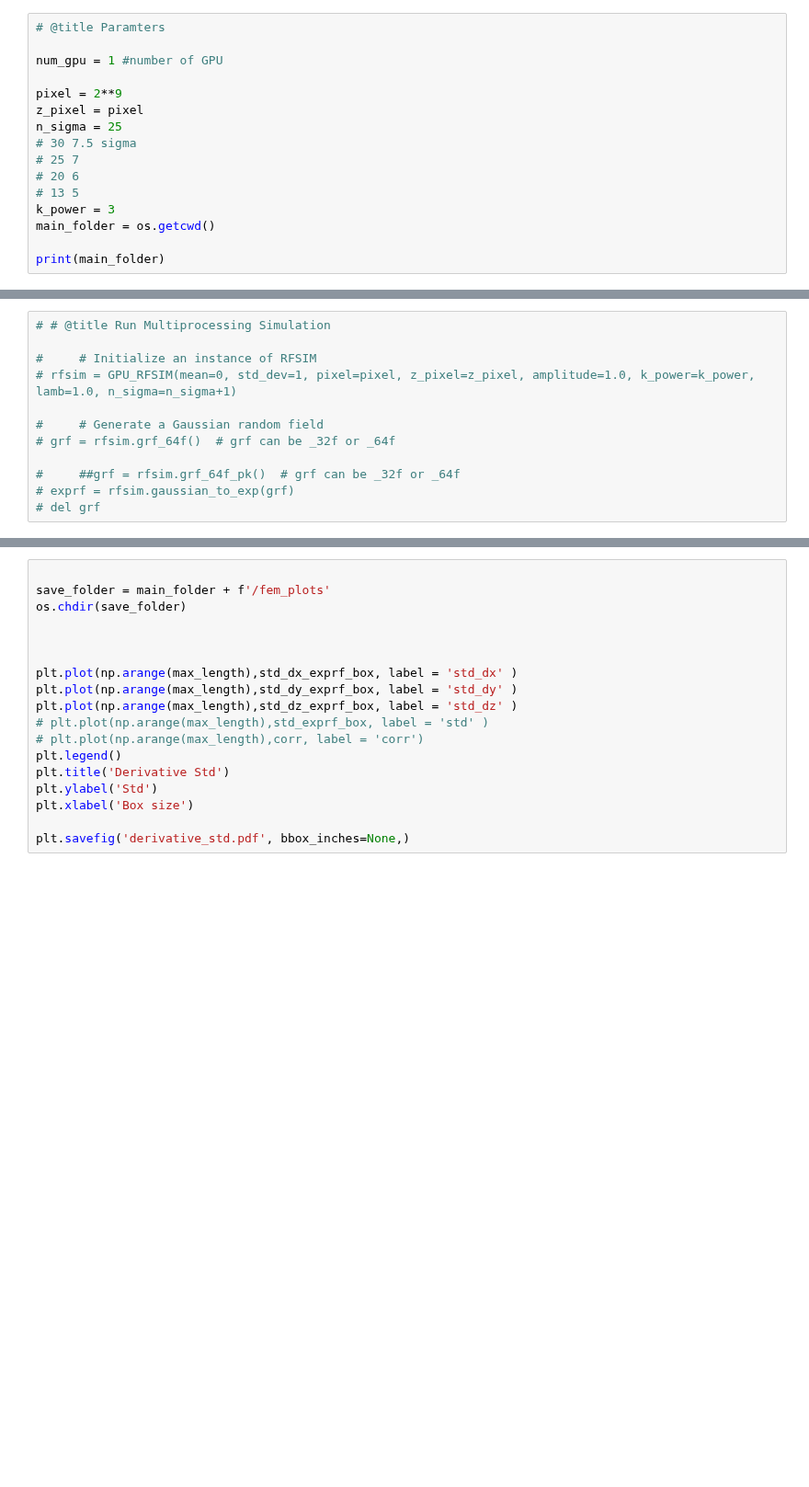
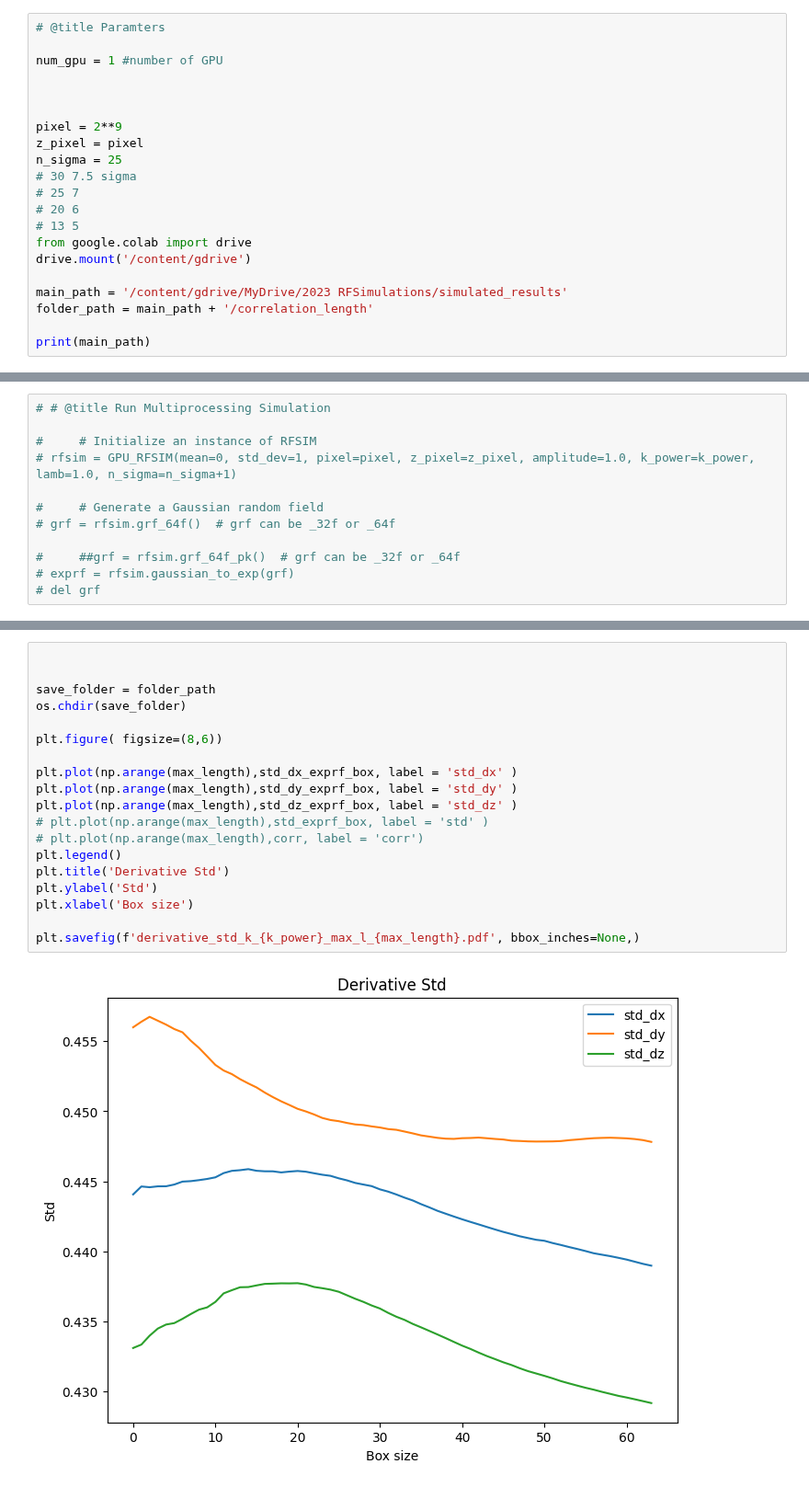
Before and after one commit to khchoi-physik/pbh_simulations, a Jupyter notebook: FEM_local.ipynb, the cells around one changed output, grey strips where cells are left out. Shown at 92% size. Saved outputs shown, nothing was run; the diff lists cells and outputs as text; blank space fills up the shorter version.

```diff
--- a/FEM_local.ipynb
+++ b/FEM_local.ipynb
@@ -116,6 +116,8 @@ class GPU_RFSIM:
 # @title Paramters
 
 num_gpu = 1 #number of GPU
+
+
 
 pixel = 2**9
 z_pixel = pixel
@@ -124,7 +126,10 @@ n_sigma = 25
 # 25 7
 # 20 6
 # 13 5
-k_power = 3
-main_folder = os.getcwd()
+from google.colab import drive
+drive.mount('/content/gdrive')
 
-print(main_folder)
+main_path = '/content/gdrive/MyDrive/2023 RFSimulations/simulated_results'
+folder_path = main_path + '/correlation_length'
+
+print(main_path)
@@ -219,19 +237,22 @@ else:
 # %%
 
-save_folder = main_folder + f'/fem_plots'
+
+save_folder = folder_path
 os.chdir(save_folder)
 
-
+plt.figure( figsize=(8,6))
 
 plt.plot(np.arange(max_length),std_dx_exprf_box, label = 'std_dx' )
 plt.plot(np.arange(max_length),std_dy_exprf_box, label = 'std_dy' )
 plt.plot(np.arange(max_length),std_dz_exprf_box, label = 'std_dz' )
 # plt.plot(np.arange(max_length),std_exprf_box, label = 'std' )
 # plt.plot(np.arange(max_length),corr, label = 'corr')
 plt.legend()
 plt.title('Derivative Std')
 plt.ylabel('Std')
 plt.xlabel('Box size')
 
-plt.savefig('derivative_std.pdf', bbox_inches=None,)
+plt.savefig(f'derivative_std_k_{k_power}_max_l_{max_length}.pdf', bbox_inches=None,)
+# %% [output]
+[figure, added]
 # %%
```
Also changed, not shown: parts of 6 cells of this notebook.
